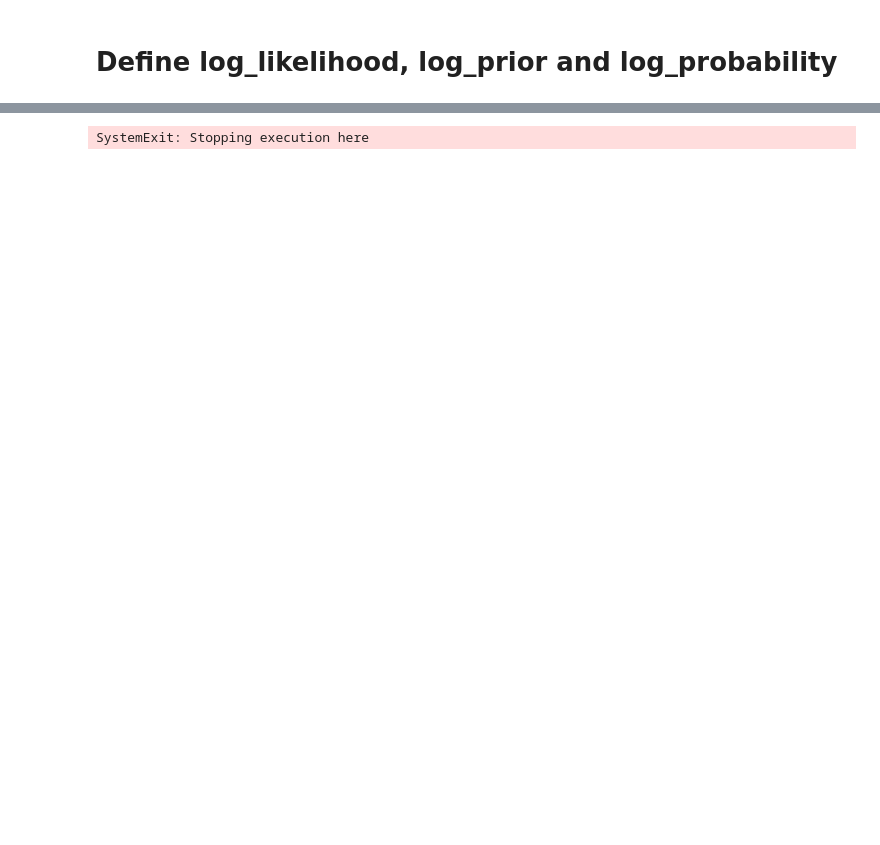
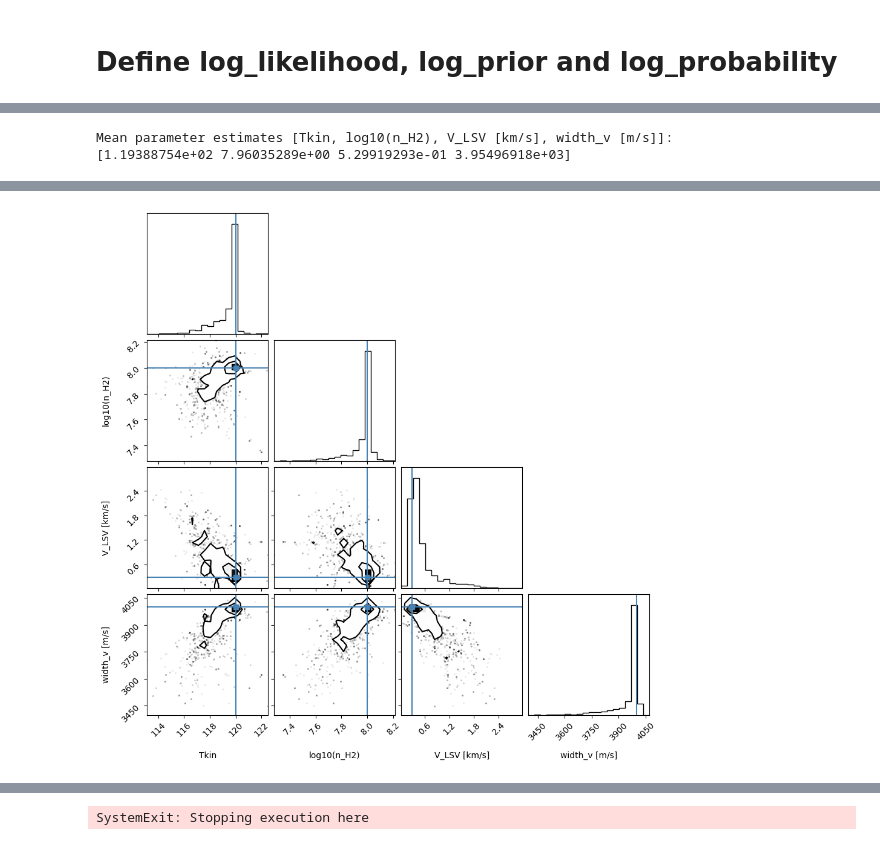
Before and after one commit to aleksej-rodano/phas0052_project, a Jupyter notebook: mcmc_and_radex.ipynb, the cells around one changed output, grey strips where cells are left out. Drawn from its saved outputs; the diff is of its cells as text; code cells hidden in the pictures; blank space fills up the shorter version.

```diff
--- a/mcmc_and_radex.ipynb
+++ b/mcmc_and_radex.ipynb
@@ -317,0 +389,18 @@ def log_probability(theta, x, y, yerr):
+# %%
+# Discard burn-in and flatten the chain
+burnin = int(0.3 * nsteps)
+samples = sampler.get_chain(discard=burnin, flat=True)
+print("Mean parameter estimates [Tkin, log10(n_H2), V_LSV [km/s], width_v [m/s]]:")
+print(np.mean(samples, axis=0))
+
+# Create a corner plot for the posterior samples
+fig_corner = corner.corner(
+    samples, labels=["Tkin", "log10(n_H2)", "V_LSV [km/s]", "width_v [m/s]"], truths=[Tkin, np.log10(observed_spectrum_n_collider), V_LSR, width_v]
+)
+
+plt.show()
+
+# Plot the best-fit model vs the observed spectrum
+Tkin_best, log_n_H2_best, nu_offset_best, width_v_best = np.median(samples, axis=0)
+model_best = simulate_spectrum_from_params(Tkin_best, log_n_H2_best, nu_offset_best, width_v_best)
+# %% [output]
@@ -317,0 +410,2 @@ def log_probability(theta, x, y, yerr):
+Mean parameter estimates [Tkin, log10(n_H2), V_LSV [km/s], width_v [m/s]]:
+[1.19388754e+02 7.96035289e+00 5.29919293e-01 3.95496918e+03]
@@ -317,0 +415 @@ def log_probability(theta, x, y, yerr):
+[figure, added]
```
Also changed, not shown: parts of 12 cells of this notebook.
